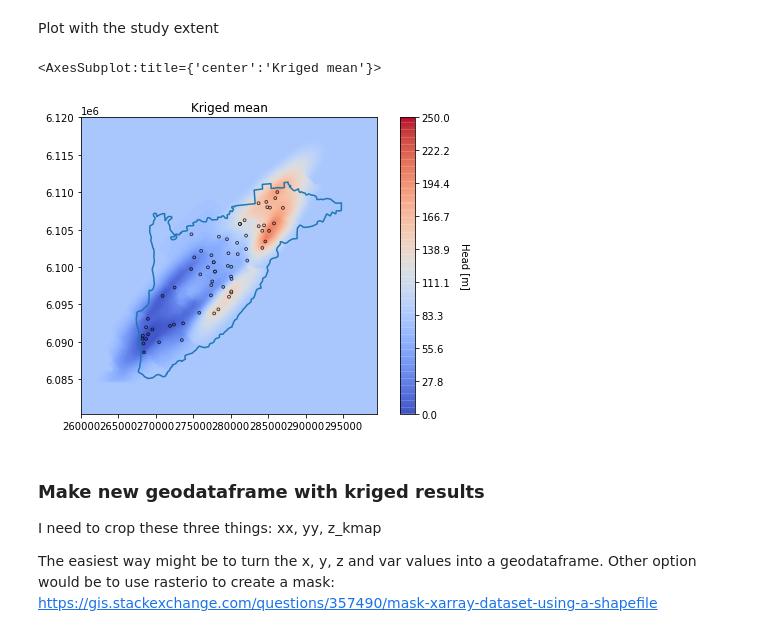
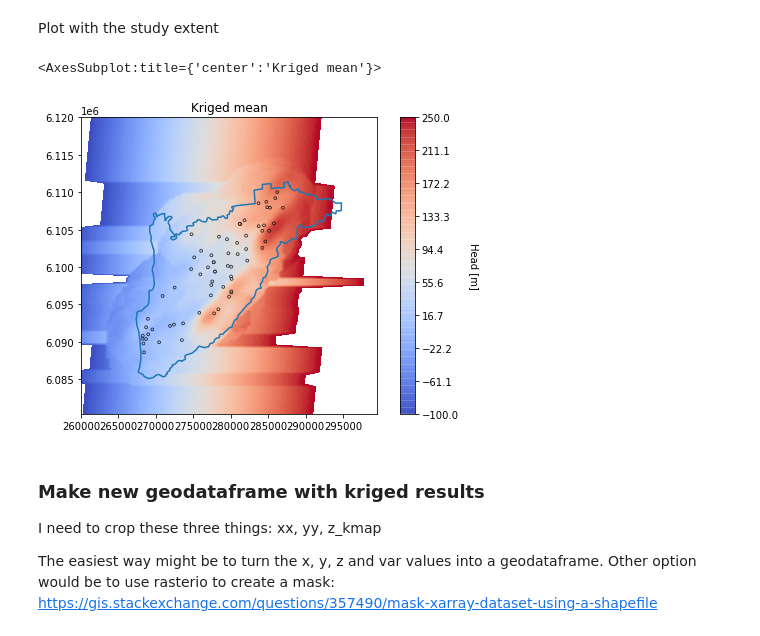
Before and after one commit to sarahkmarshall/willunga_wt, a Jupyter notebook: variogram_calculation.ipynb, the cells around one changed output. Drawn from its saved outputs; the diff is of its cells as text; code cells hidden in the pictures.

```diff
--- a/variogram_calculation.ipynb
+++ b/variogram_calculation.ipynb
@@ -1111,16 +1146,16 @@ Len y: 40000
 
 This is because of data in the same location - nested wells. Need to remove these.
 # %%
-skmean = df.Z.mean()          # simple kriging mean (used if simple kriging is selected below)
-ktype = 0                     # kriging type, 0 - simple, 1 - ordinary
+skmean = df.residuals.mean()          # simple kriging mean (used if simple kriging is selected below)
+ktype = 1                     # kriging type, 0 - simple, 1 - ordinary
 isk = 0.0                     # Simple kriging with be performed with a mean of skmean if isk=0
 radius = 5000 #10000                # search radius for neighbouring data
 nxdis = 1                     # 1 = point kriging (not block kriging)
 nydis = 1                     # 1 = point kriging (not block kriging)
 ndmin = 1                     # minimum data for an estimate - min number of data able to be included in search
-ndmax = 10                   # maximum data for an estimate - max number of data able to be included in search
-tmin = 0.0                    # min property value
-tmax = 300                    # max property value
+ndmax = 10                    # maximum data for an estimate - max number of data able to be included in search
+tmin = -70                    # min property value
+tmax = 70                     # max property value
 nx = nx                       # number of cells x
 ny = ny                       # number of cells y
 xmn = x1                      # grid origin, location center of lower left cell
@@ -1140,5 +1177,5 @@ Plot the kriged distributions
 # %%
-z_kmap, z_vmap = geostats.kb2d(df,'X','Y','Z', tmin, tmax, nx, xmn, xsiz, ny, ymn, ysiz, nxdis, nydis,
+z_kmap, z_vmap = geostats.kb2d(df,'X','Y','residuals', tmin, tmax, nx, xmn, xsiz, ny, ymn, ysiz, nxdis, nydis,
                                  ndmin, ndmax, radius, ktype, skmean, vario)
 # %% [output]
   Estimated   10000 blocks
@@ -1183,0 +1278,26 @@ cbar.set_label("Variance [m]", rotation=270, labelpad=20)
+# %%
+vmin = -100
+vmax = 250
+
+print(np.shape(z_kmap))
+print(np.shape(kriging_grid))
+
+kriging_grid_linear_trend_array = np.reshape(kriging_grid_linear_trend, (100,100))
+print(np.shape(kriging_grid_linear_trend_array))
+
+residuals_plus_trend = kriging_grid_linear_trend_array + z_kmap
+np.shape(residuals_plus_trend)
+
+plt.figure(figsize=(8,12))
+
+# Plotting residuals plus trend
+plt.subplot(211)
+cs = plt.contourf(xx, yy, residuals_plus_trend, cmap=cmap, vmin=vmin, vmax=vmax, levels=np.linspace(vmin,vmax,100))
+
+im = plt.scatter(df["X"], df["Y"], s=12, c=df["Z"], cmap=cmap, alpha=0.8,
+                 vmin=vmin, vmax=vmax, linewidths=0.8, edgecolors='k')
+
+
+plt.title("Kriged mean - residuals plus trend")
+cbar = plt.colorbar(orientation = 'vertical', ticks=np.linspace(vmin,vmax,10))
+cbar.set_label("Head [m]", rotation=270, labelpad=20)
@@ -1199,22 +1324,22 @@ Plot with the study extent
 # %%
 
 plt.figure(figsize=(8,12))
 
 # Plotting mean
 ax = plt.subplot(211)
-cs = plt.contourf(xx, yy, z_kmap, cmap=cmap, vmin=vmin, vmax=vmax, levels=np.linspace(vmin,vmax,100))
+cs = plt.contourf(xx, yy, residuals_plus_trend, cmap=cmap, vmin=vmin, vmax=vmax, levels=np.linspace(vmin,vmax,100))
 
 im = plt.scatter(df["X"], df["Y"], s=8, c=df["Z"], cmap=cmap, alpha=0.8,
                  vmin=vmin, vmax=vmax, linewidths=0.8, edgecolors="black")
 cbar = plt.colorbar(im, orientation = 'vertical', ticks=np.linspace(vmin,vmax,10))
 
 plt.title("Kriged mean")
 cbar.set_label("Head [m]", rotation=270, labelpad=20)
 
 study_extent_gdf.boundary.plot(ax=ax)
 # %% [output]
 <AxesSubplot:title={'center':'Kriged mean'}>
-[figure, old version]
+[figure, new version]
 # %% [markdown]
 ### Make new geodataframe with kriged results
 
```
Also changed, not shown: parts of 27 cells of this notebook.
